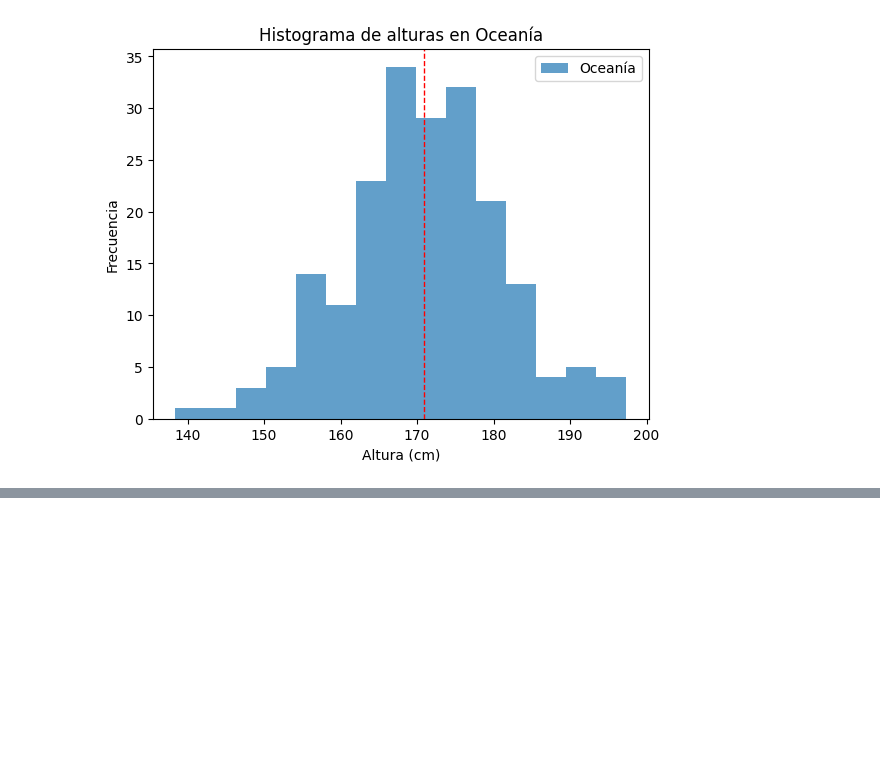
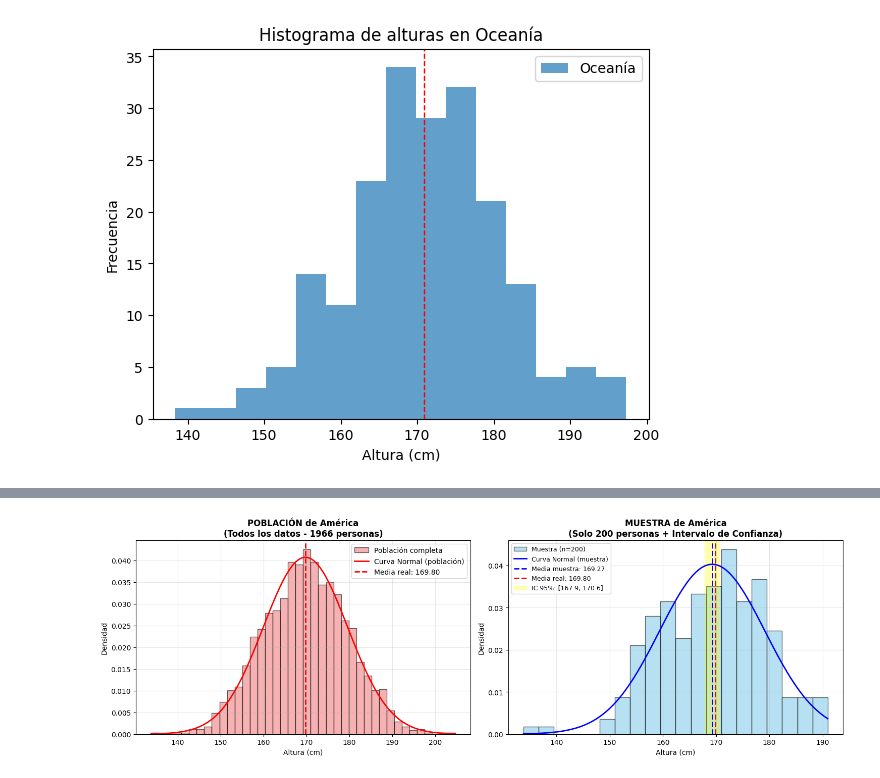
Before and after one commit to DariusClover/INTELIGENCIA-ARTIFICIAL, a Jupyter notebook: Taller2/Taller2.ipynb, the cells around one changed output, grey strips where cells are left out. Cells and saved outputs as stored; diff of their text form; code cells hidden in the pictures; blank space fills up the shorter version.

```diff
--- a/Taller2/Taller2.ipynb
+++ b/Taller2/Taller2.ipynb
@@ -61,0 +135,79 @@ Intervalo de confianza del 95%: (169.45, 172.32) cm
+# %%
+# Demostración: Comparación población vs muestra (América)
+
+continente_ejemplo = "América"
+muestra_america = poblacion[poblacion["continente"] == continente_ejemplo].sample(n=200, random_state=42)
+poblacion_america = poblacion[poblacion["continente"] == continente_ejemplo]
+
+# Calcular parámetros
+media_muestra = muestra_america["altura"].mean()
+std_muestra = muestra_america["altura"].std()
+media_poblacion_america = poblacion_america["altura"].mean()
+std_poblacion_america = poblacion_america["altura"].std()
+
+# Intervalo de confianza
+sem = stats.sem(muestra_america["altura"])
+ic = stats.t.interval(0.95, len(muestra_america)-1, loc=media_muestra, scale=sem)
+
+# Visualización
+fig, axes = plt.subplots(1, 2, figsize=(15, 5))
+
+# Gráfico 1: Población completa de América
+axes[0].hist(poblacion_america["altura"], bins=40, density=True, alpha=0.6,
+             color='lightcoral', edgecolor='black', label='Población completa')
+x_pob = np.linspace(poblacion_america["altura"].min(), poblacion_america["altura"].max(), 100)
+axes[0].plot(x_pob, stats.norm.pdf(x_pob, media_poblacion_america, std_poblacion_america),
+             'r-', linewidth=2, label='Curva Normal (población)')
+axes[0].axvline(media_poblacion_america, color='red', linestyle='--', linewidth=2,
+                label=f'Media real: {media_poblacion_america:.2f}')
+axes[0].set_title(f'POBLACIÓN de {continente_ejemplo}\n(Todos los datos - {len(poblacion_america)} personas)',
+                  fontweight='bold')
+axes[0].set_xlabel('Altura (cm)')
+axes[0].set_ylabel('Densidad')
+axes[0].legend()
+axes[0].grid(True, alpha=0.3)
+
+# Gráfico 2: Muestra e inferencia
+axes[1].hist(muestra_america["altura"], bins=20, density=True, alpha=0.6,
+             color='skyblue', edgecolor='black', label='Muestra (n=200)')
+x_mues = np.linspace(muestra_america["altura"].min(), muestra_america["altura"].max(), 100)
+axes[1].plot(x_mues, stats.norm.pdf(x_mues, media_muestra, std_muestra),
+             'b-', linewidth=2, label='Curva Normal (muestra)')
+axes[1].axvline(media_muestra, color='blue', linestyle='--', linewidth=2,
+                label=f'Media muestra: {media_muestra:.2f}')
+axes[1].axvline(media_poblacion_america, color='red', linestyle='--', linewidth=2,
+                label=f'Media real: {media_poblacion_america:.2f}')
+axes[1].axvspan(ic[0], ic[1], alpha=0.3, color='yellow',
+                label=f'IC 95%: [{ic[0]:.1f}, {ic[1]:.1f}]')
+axes[1].set_title(f'MUESTRA de {continente_ejemplo}\n(Solo 200 personas + Intervalo de Confianza)',
+                  fontweight='bold')
+axes[1].set_xlabel('Altura (cm)')
+axes[1].set_ylabel('Densidad')
+axes[1].legend(fontsize=9)
+axes[1].grid(True, alpha=0.3)
+
+plt.tight_layout()
+plt.show()
+
+# Análisis numérico
+print("="*70)
+print("COMPARACIÓN: POBLACIÓN vs MUESTRA")
+print("="*70)
+print(f"\n{'':20} {'POBLACIÓN':>15} {'MUESTRA':>15} {'DIFERENCIA':>15}")
+print("-"*70)
+print(f"{'Media':20} {media_poblacion_america:>15.2f} {media_muestra:>15.2f} {abs(media_poblacion_america-media_muestra):>15.2f}")
+print(f"{'Desv. Std':20} {std_poblacion_america:>15.2f} {std_muestra:>15.2f} {abs(std_poblacion_america-std_muestra):>15.2f}")
+print(f"{'Tamaño':20} {len(poblacion_america):>15} {len(muestra_america):>15}")
+
+print("\n" + "="*70)
+print("VALIDACIÓN DEL INTERVALO DE CONFIANZA")
+print("="*70)
+print(f"Intervalo de confianza 95%: [{ic[0]:.2f}, {ic[1]:.2f}] cm")
+print(f"Media poblacional real: {media_poblacion_america:.2f} cm")
+
+if ic[0] <= media_poblacion_america <= ic[1]:
+    print("\n✅ ¡ÉXITO! La media real SÍ está dentro del intervalo de confianza")
+else:
+    print("\n❌ La media real NO está en el intervalo (puede pasar en el 5% de casos)")
+# %% [output]
+[figure, added]
```
Also changed, not shown: parts of 6 cells of this notebook.
